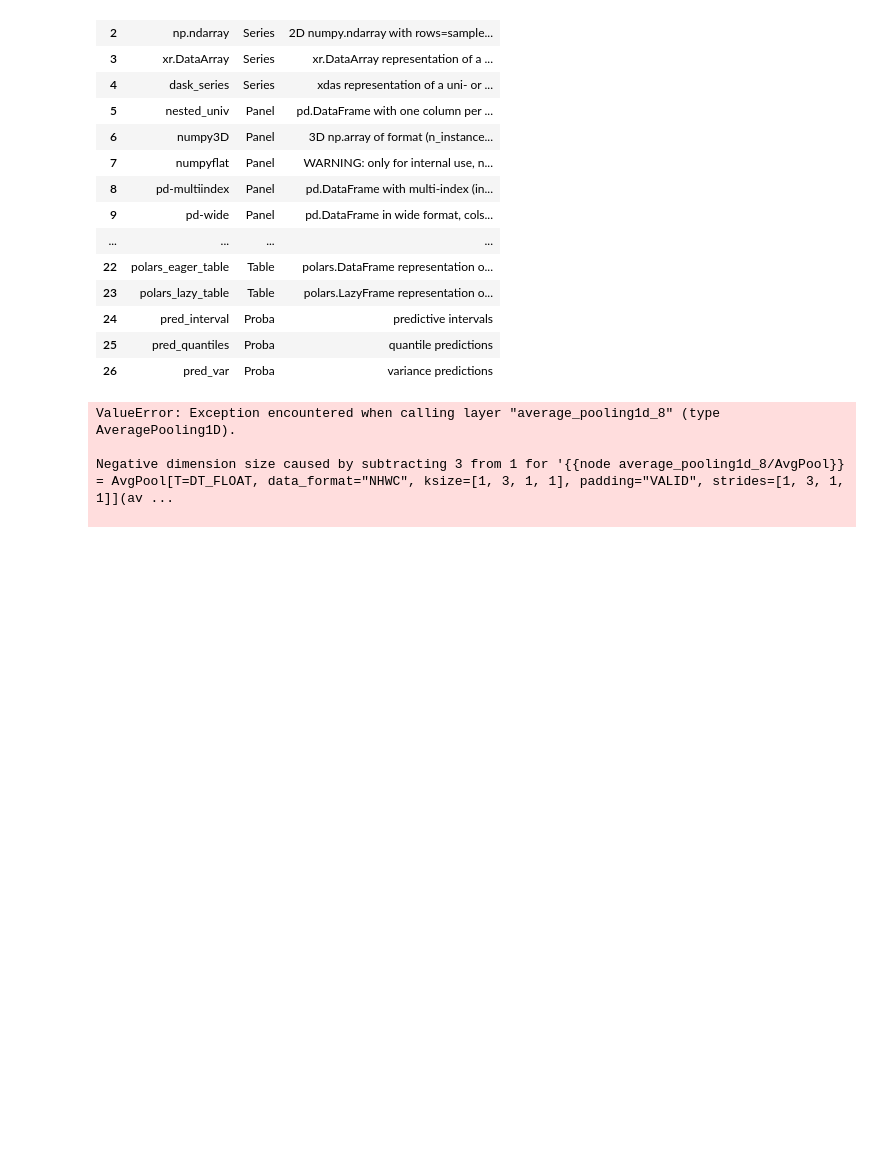
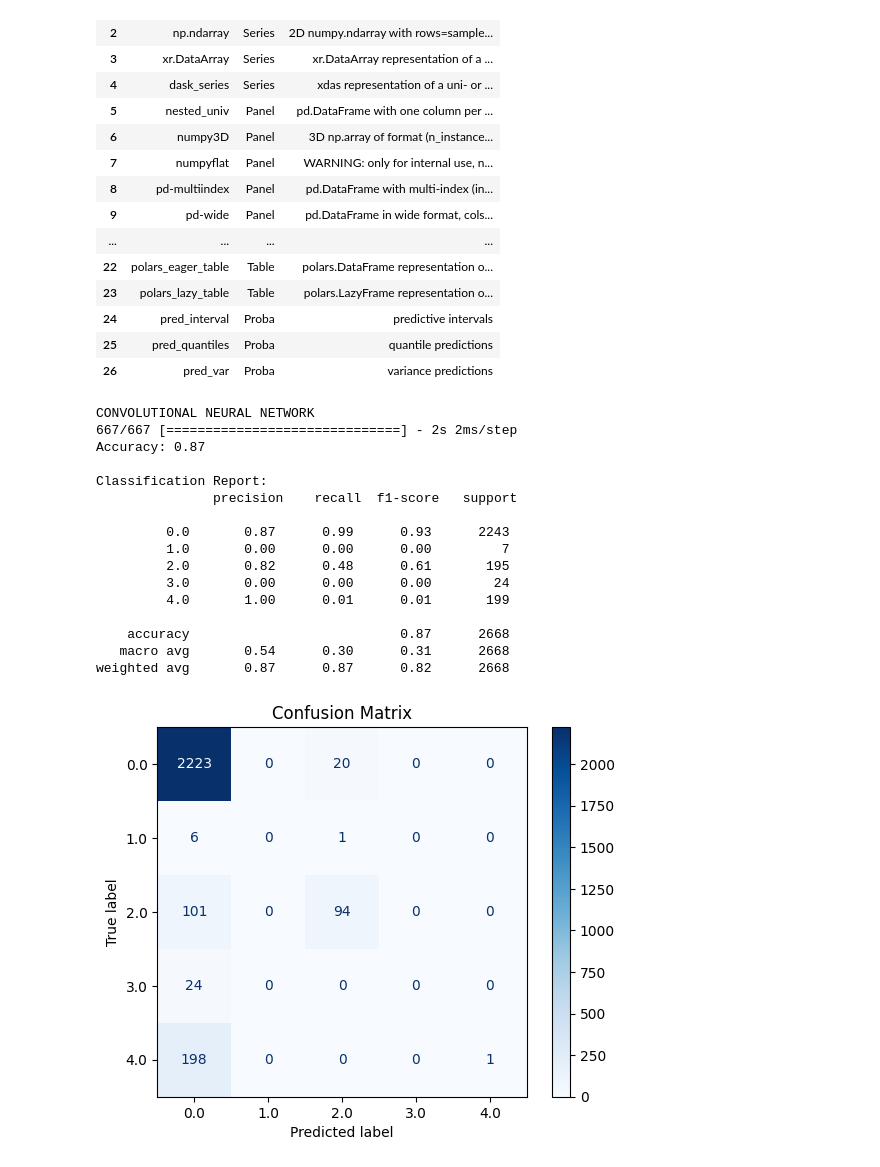
Before and after one commit to CristianMorasso/statistical_project, a Jupyter notebook: Copia_di_statiscal_learning.ipynb, the cells around one changed output. Saved outputs shown, nothing was run; the diff lists cells and outputs as text; code cells hidden in the pictures; blank space fills up the shorter version.

Commit message:
Add confusion matrix and metrics

```diff
--- a/Copia_di_statiscal_learning.ipynb
+++ b/Copia_di_statiscal_learning.ipynb
@@ -388,31 +385,60 @@ pd.DataFrame(MTYPE_REGISTER)
 # %%
 from sktime.classification.interval_based import TimeSeriesForestClassifier
 from sktime.classification.feature_based import RandomIntervalClassifier
 from sktime.classification.deep_learning.cnn import CNNClassifier
 from sktime.datatypes import check_raise
+from sklearn.model_selection import LearningCurveDisplay
+from sklearn.metrics import accuracy_score, confusion_matrix, classification_report, ConfusionMatrixDisplay
 
 from sklearn.pipeline import Pipeline
 from sktime.transformations.panel.padder import PaddingTransformer
 from sktime.transformations.panel.compose import ColumnConcatenator
 from sktime.transformations.panel.interpolate import TSInterpolator
 
-cnn = CNNClassifier(n_epochs=2000, batch_size=4, kernel_size=3, avg_pool_size=3, n_conv_layers=3, verbose=True, loss='binary_crossentropy')
+print("CONVOLUTIONAL NEURAL NETWORK")
+cnn = CNNClassifier(n_epochs=50, batch_size=4, kernel_size=3, avg_pool_size=1, n_conv_layers=3, loss='binary_crossentropy')
 check_raise(X_train, mtype="pd-multiindex")
 check_raise(y_train, mtype='np.ndarray')
 cnn.fit(X_train, y_train)
-cnn.score(X_test,y_test)
+
+y_pred_cnn = cnn.predict(X_test)
+
+cnn_acc = accuracy_score(y_test, y_pred_cnn)
+print(f"Accuracy: {cnn_acc:.2f}")
+
+report = classification_report(y_test, y_pred_cnn, zero_division = 0.0)
+print("\nClassification Report:\n", report)
+
+cm = confusion_matrix(y_test, y_pred_cnn)
+disp = ConfusionMatrixDisplay(confusion_matrix=cm, display_labels=np.unique(y_test))
+disp.plot(cmap=plt.cm.Blues)
+plt.title('Confusion Matrix')
+plt.show()
 
 #clf = Pipeline([
 #    ("transform", TSInterpolator(50)),
 #     ("concatenate", ColumnConcatenator()),
 #     ("classify", TimeSeriesForestClassifier(n_estimators=100)),
 #    ("transform", PaddingTransformer()),
 #    ("classify", RandomIntervalClassifier(n_intervals=10)),
 #])
 #clf.fit(X_train, y_train)
 #clf.score(X_test,y_test)
 # %% [output]
-ValueError: Exception encountered when calling layer "average_pooling1d_8" (type AveragePooling1D).
+CONVOLUTIONAL NEURAL NETWORK
+667/667 [==============================] - 2s 2ms/step
+Accuracy: 0.87
 
-Negative dimension size caused by subtracting 3 from 1 for '{{node average_pooling1d_8/AvgPool}} = AvgPool[T=DT_FLOAT, data_format="NHWC", ksize=[1, 3, 1, 1], padding="VALID", strides=[1, 3, 1, 1]](av ...
+Classification Report:
+               precision    recall  f1-score   support
 
+         0.0       0.87      0.99      0.93      2243
+         1.0       0.00      0.00      0.00         7
+         2.0       0.82      0.48      0.61       195
+         3.0       0.00      0.00      0.00        24
+         4.0       1.00      0.01      0.01       199
+
+    accuracy                           0.87      2668
+   macro avg       0.54      0.30      0.31      2668
+weighted avg       0.87      0.87      0.82      2668
+[figure, added]
```
Also changed, not shown: parts of 13 cells of this notebook.
